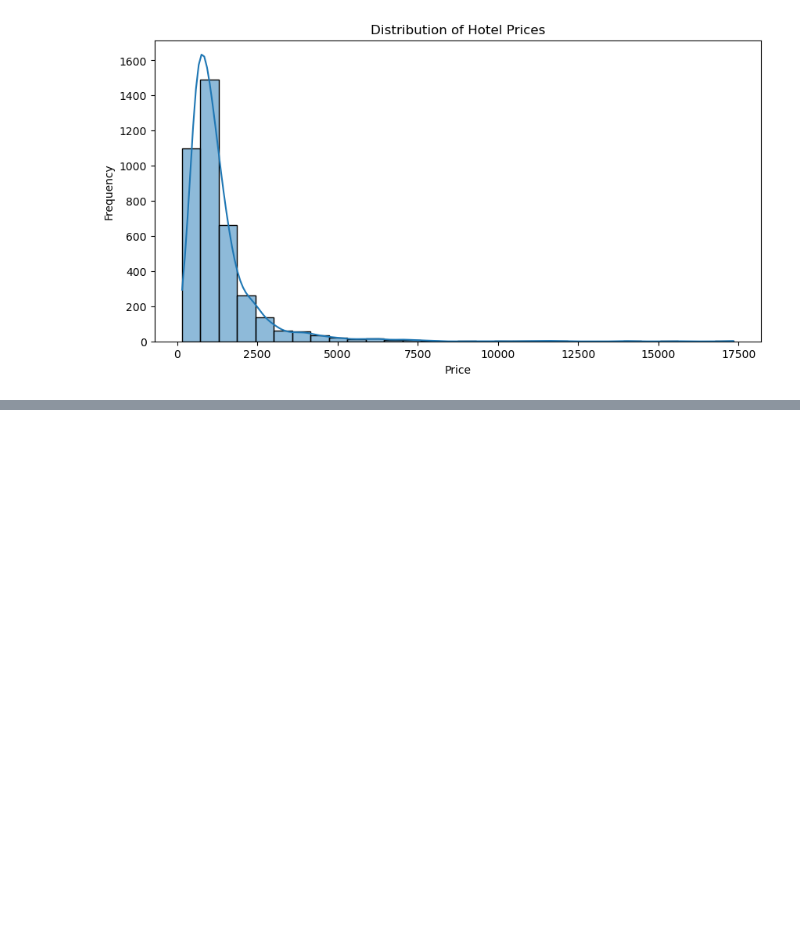
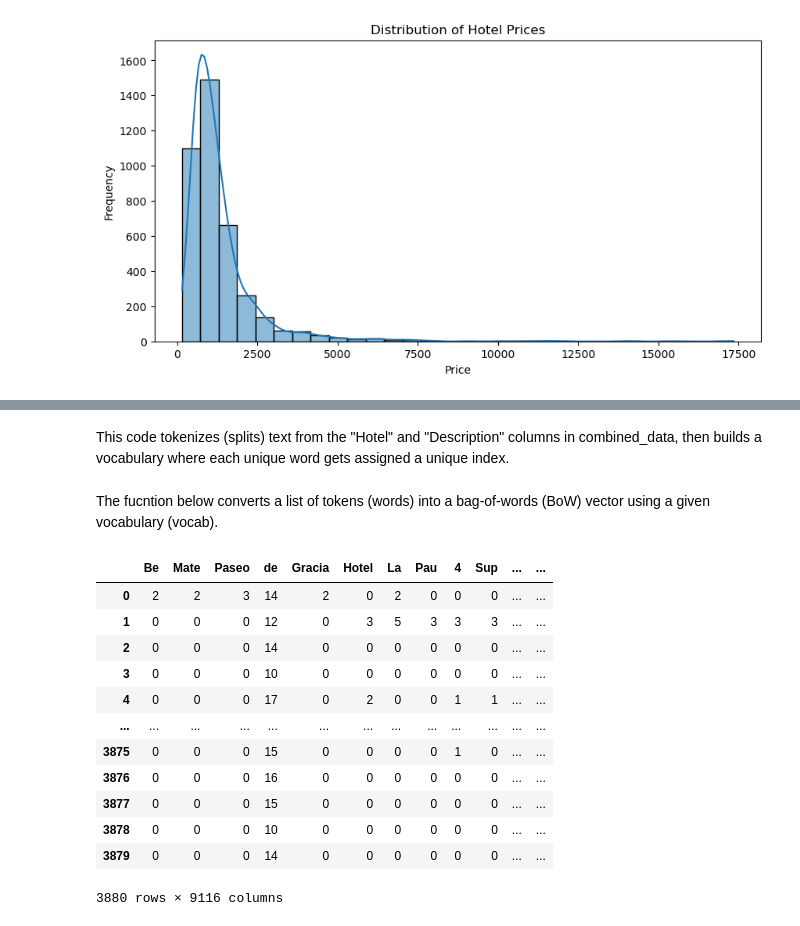
Before and after one commit to mariasimakova/tm_project1, a Jupyter notebook: preprocessing.ipynb, the cells around one changed output, grey strips where cells are left out. Saved outputs shown, nothing was run; the diff lists cells and outputs as text; code cells hidden in the pictures; blank space fills up the shorter version.

```diff
--- a/preprocessing.ipynb
+++ b/preprocessing.ipynb
@@ -189,0 +119,2 @@ print("\nProcessed descriptions saved to 'processed_hotel_descriptions.csv'")
+# %% [markdown]
+This code tokenizes (splits) text from the "Hotel" and "Description" columns in combined_data, then builds a vocabulary where each unique word gets assigned a unique index.
@@ -189,0 +136,54 @@ print("\nProcessed descriptions saved to 'processed_hotel_descriptions.csv'")
+# %% [markdown]
+The fucntion below converts a list of tokens (words) into a bag-of-words (BoW) vector using a given vocabulary (vocab).
+# %%
+def vectorize(token_list, vocab):
+    """
+    Convert a list of tokens into a bag-of-words vector using the provided vocabulary.
+
+    Each token in the vocabulary is represented by its unique index (starting from 1).
+    The output vector is a list of counts where the position (index - 1) corresponds
+    to the token's count from the token_list.
+
+    Args:
+        token_list (List[str]): A list of tokens representing a document.
+        vocab (dict): A dictionary mapping tokens to a unique index (starting at 1).
+
+    Returns:
+        List[int]: A vector (list of integers) representing token counts.
+    """
+    # Initialize a vector of zeros with length equal to the number of unique tokens in vocab.
+    vec = [0] * len(vocab)
+
+    # Count tokens by incrementing the appropriate index in the vector.
+    for token in token_list:
+        token_index = vocab.get(token)
+        if token_index is not None:
+            # Adjust for 0-indexed Python lists (our vocab indices start at 1)
+            vec[token_index - 1] += 1  # <-- This was missing
+
+    return vec
+# %%
+# Convert each document into a vector
+vectors_combined = [vectorize(tokenize(doc), vocab_combined) for doc in combined_data['Hotel'].fillna('')]
+vectors_desc = [vectorize(tokenize(doc), vocab_combined) for doc in combined_data['Description'].fillna('')]
+
+# Create a single DTM by merging both matrices
+dtm_combined = pd.DataFrame(vectors_combined, columns=list(vocab_combined.keys()))
+dtm_desc_df = pd.DataFrame(vectors_desc, columns=list(vocab_combined.keys()))
+dtm_final = dtm_combined.add(dtm_desc_df, fill_value=0).astype(int)
+
+dtm_final
+# %% [output]
+|  | Be | Mate | Paseo | de | Gracia | Hotel | La | Pau | 4 | Sup | ... | ... |
+| 0 | 2 | 2 | 3 | 14 | 2 | 0 | 2 | 0 | 0 | 0 | ... | ... |
+| 1 | 0 | 0 | 0 | 12 | 0 | 3 | 5 | 3 | 3 | 3 | ... | ... |
+| 2 | 0 | 0 | 0 | 14 | 0 | 0 | 0 | 0 | 0 | 0 | ... | ... |
+| 3 | 0 | 0 | 0 | 10 | 0 | 0 | 0 | 0 | 0 | 0 | ... | ... |
+| 4 | 0 | 0 | 0 | 17 | 0 | 2 | 0 | 0 | 1 | 1 | ... | ... |
+| ... | ... | ... | ... | ... | ... | ... | ... | ... | ... | ... | ... | ... |
+| 3875 | 0 | 0 | 0 | 15 | 0 | 0 | 0 | 0 | 1 | 0 | ... | ... |
+| 3876 | 0 | 0 | 0 | 16 | 0 | 0 | 0 | 0 | 0 | 0 | ... | ... |
+| 3877 | 0 | 0 | 0 | 15 | 0 | 0 | 0 | 0 | 0 | 0 | ... | ... |
+| 3878 | 0 | 0 | 0 | 10 | 0 | 0 | 0 | 0 | 0 | 0 | ... | ... |
+| 3879 | 0 | 0 | 0 | 14 | 0 | 0 | 0 | 0 | 0 | 0 | ... | ... |
+3880 rows × 9116 columns
```
Also changed, not shown: parts of 30 cells of this notebook.
